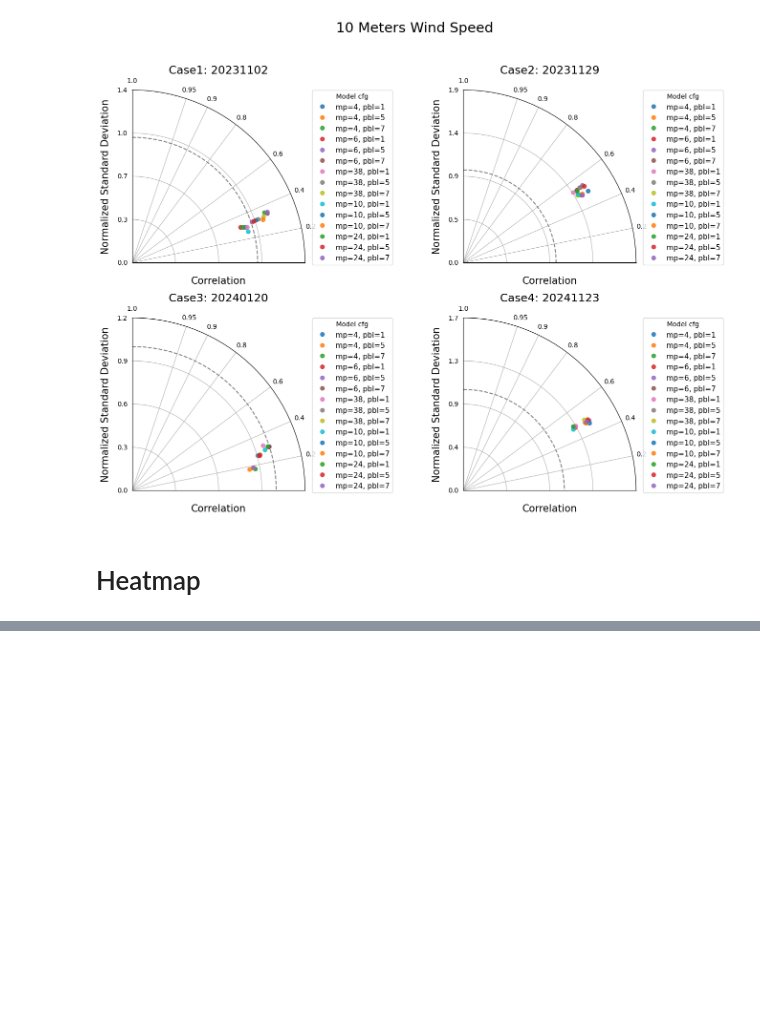
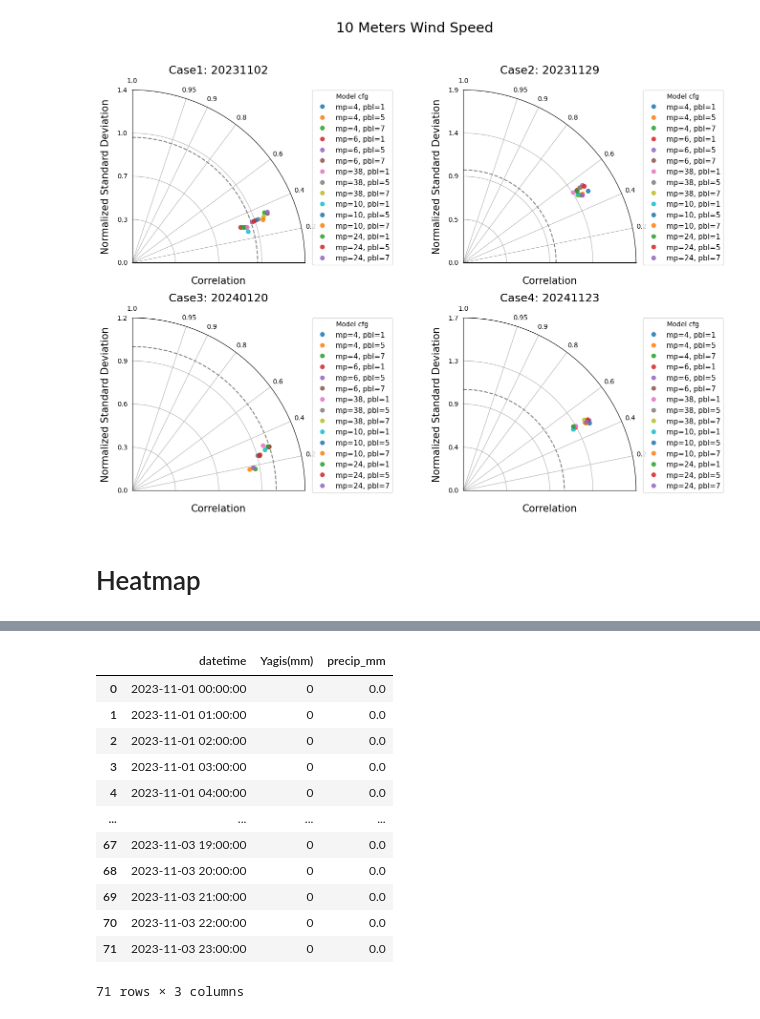
Before and after one commit to gkbrkgrr/BitirmeGit, a Jupyter notebook: test.ipynb, the cells around one changed output, grey strips where cells are left out. Cells and saved outputs as stored; diff of their text form; code cells hidden in the pictures; blank space fills up the shorter version.

```diff
--- a/test.ipynb
+++ b/test.ipynb
@@ -881,0 +917,16 @@ obs_files
+# %%
+df
+# %% [output]
+|  | datetime | Yagis(mm) | precip_mm |
+| 0 | 2023-11-01 00:00:00 | 0 | 0.0 |
+| 1 | 2023-11-01 01:00:00 | 0 | 0.0 |
+| 2 | 2023-11-01 02:00:00 | 0 | 0.0 |
+| 3 | 2023-11-01 03:00:00 | 0 | 0.0 |
+| 4 | 2023-11-01 04:00:00 | 0 | 0.0 |
+| ... | ... | ... | ... |
+| 67 | 2023-11-03 19:00:00 | 0 | 0.0 |
+| 68 | 2023-11-03 20:00:00 | 0 | 0.0 |
+| 69 | 2023-11-03 21:00:00 | 0 | 0.0 |
+| 70 | 2023-11-03 22:00:00 | 0 | 0.0 |
+| 71 | 2023-11-03 23:00:00 | 0 | 0.0 |
+71 rows × 3 columns
```
Also changed, not shown: parts of 3 cells of this notebook, 2 other files.
